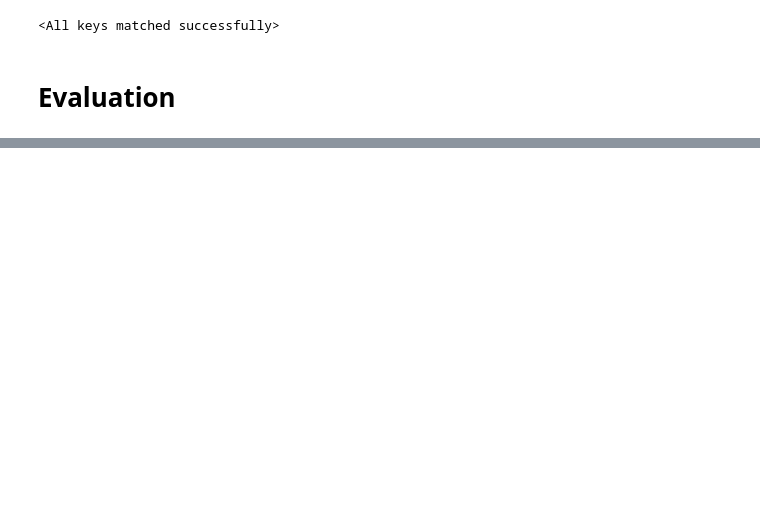
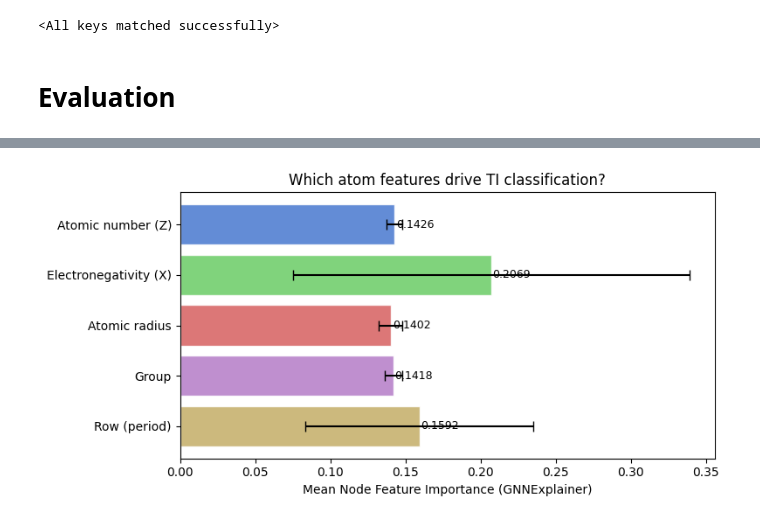
Before and after one commit to RayCharles8/ML-Project, a Jupyter notebook: CGNN.ipynb, the cells around one changed output, grey strips where cells are left out. Saved outputs shown, nothing was run; the diff lists cells and outputs as text; code cells hidden in the pictures; blank space fills up the shorter version.

```diff
--- a/CGNN.ipynb
+++ b/CGNN.ipynb
@@ -711,0 +800,91 @@ plt.show()
+# %%
+# FIXED GNNExplainer — task_level='graph' is required for graph classification
+# Also runs across multiple samples to get stable importance estimates
+
+from torch_geometric.explain import Explainer, GNNExplainer, ModelConfig
+import matplotlib.colors as mcolors
+
+FEATURE_NAMES = ['Atomic number (Z)', 'Electronegativity (X)',
+                 'Atomic radius', 'Group', 'Row (period)']
+
+class ExplainerWrapper(torch.nn.Module):
+    def __init__(self, model, current_u):
+        super().__init__()
+        self.model = model
+        self.current_u = current_u
+
+    def forward(self, x, edge_index, edge_attr, batch):
+        data = Data(x=x, edge_index=edge_index, edge_attr=edge_attr)
+        data.batch = batch
+        data.u = self.current_u
+        return self.model(data)
+
+model_config = ModelConfig(
+    mode='binary_classification',
+    task_level='graph',        # FIXED: was 'node', must be 'graph'
+    return_type='raw',
+)
+
+# ── Run explainer on N_EXPLAIN samples and average importance ──
+N_EXPLAIN = 20
+all_node_feat_importances = []
+all_edge_importances = []
+
+model.eval()
+print(f"Running GNNExplainer on {N_EXPLAIN} test samples...")
+
+for idx in range(N_EXPLAIN):
+    sample = test_dataset[idx].to(device)
+    sample_u = sample.u.to(device)
+
+    wrapper = ExplainerWrapper(model, sample_u).to(device)
+    wrapper.eval()
+
+    explainer = Explainer(
+        model=wrapper,
+        algorithm=GNNExplainer(epochs=200),
+        explanation_type='model',
+        node_mask_type='attributes',
+        edge_mask_type='object',
+        model_config=model_config,
+    )
+
+    try:
+        explanation = explainer(
+            x=sample.x,
+            edge_index=sample.edge_index,
+            edge_attr=sample.edge_attr,
+            batch=torch.zeros(sample.x.size(0), dtype=torch.long).to(device)
+        )
+        # Per-feature importance averaged over nodes
+        feat_imp = explanation.node_mask.mean(dim=0).detach().cpu().numpy()
+        all_node_feat_importances.append(feat_imp)
+
+        # Per-edge importance
+        edge_imp = explanation.edge_mask.detach().cpu().numpy()
+        all_edge_importances.append(edge_imp.mean())
+
+    except Exception as e:
+        print(f"Sample {idx} failed: {e}")
+        continue
+
+print(f"Explained {len(all_node_feat_importances)} samples successfully.")
+
+# ── Plot 1: Feature importance bar chart (averaged across samples) ──
+mean_feat_imp = np.mean(all_node_feat_importances, axis=0)
+std_feat_imp  = np.std(all_node_feat_importances, axis=0)
+
+fig, ax = plt.subplots(figsize=(8, 4))
+colors_bar = ['#4878cf', '#6acc65', '#d65f5f', '#b47cc7', '#c4ad66']
+bars = ax.barh(FEATURE_NAMES, mean_feat_imp, xerr=std_feat_imp,
+               color=colors_bar, alpha=0.85, capsize=4, edgecolor='white')
+ax.set_xlabel('Mean Node Feature Importance (GNNExplainer)')
+ax.set_title('Which atom features drive TI classification?')
+ax.invert_yaxis()
+for bar, val in zip(bars, mean_feat_imp):
+    ax.text(val + 0.001, bar.get_y() + bar.get_height()/2,
+            f'{val:.4f}', va='center', fontsize=9)
+plt.tight_layout()
+plt.savefig('feature_importance_bar.png', dpi=150, bbox_inches='tight')
+plt.show()
+# %% [output]
@@ -711,0 +893 @@ plt.show()
+[figure, added]
```
Also changed, not shown: parts of 35 cells of this notebook.
